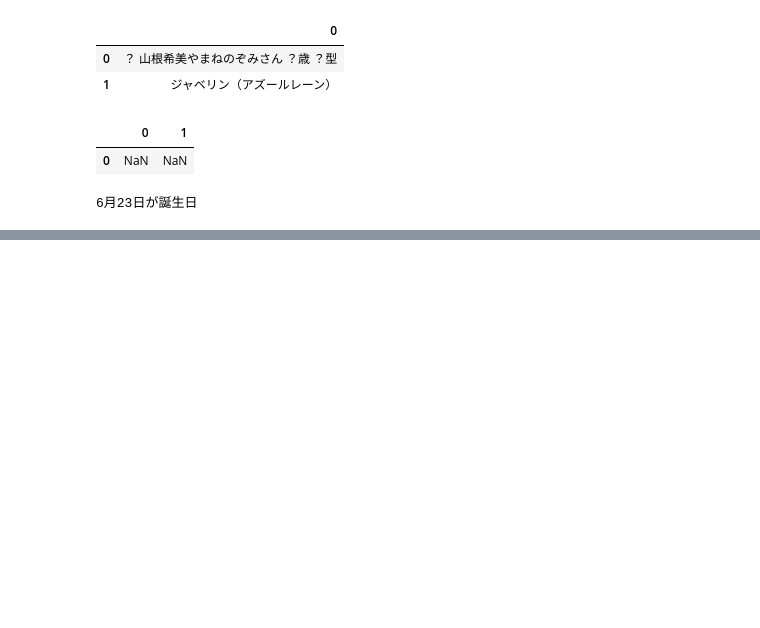
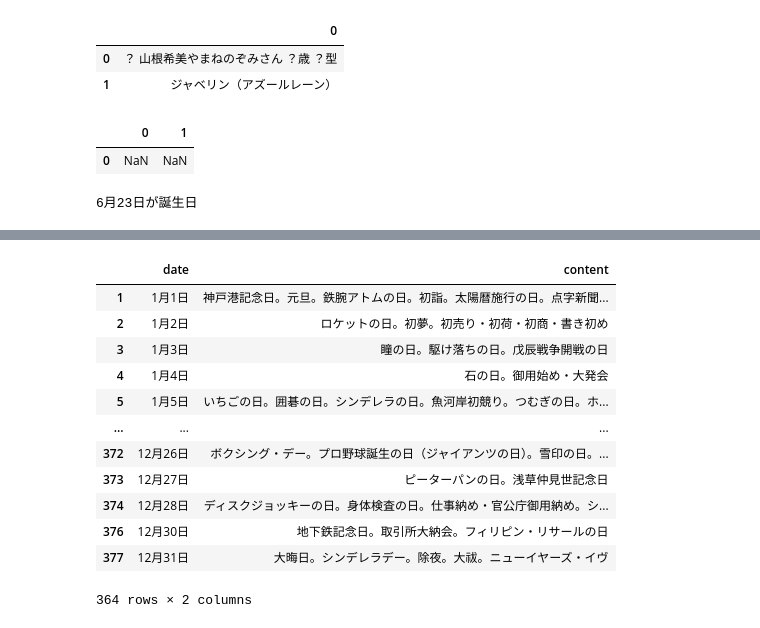
Before and after one commit to dataanalytics2020/create_tomorrow_birthday_image_post_twitter, a Jupyter notebook: src/dev.ipynb, the cells around one changed output, grey strips where cells are left out. Drawn from its saved outputs; the diff is of its cells as text; code cells hidden in the pictures; blank space fills up the shorter version.

```diff
--- a/src/dev.ipynb
+++ b/src/dev.ipynb
@@ -146,2 +233,24 @@ Bさん BBステーション
+# %%
+url = 'https://netwadai.com/blog/post-2363'
+universary_df  = pd.read_html(url)[0]
+universary_df = universary_df.rename(columns={0:'date',1:'content'})
+universary_df = universary_df[~universary_df['date'].str.contains('記念日一覧')]
+universary_df = universary_df[~universary_df['date'].str.contains('2月29日')]
+#pd.DataFrame(columns=['month', 'day', 'name','affiliation'])
+universary_df
+# %% [output]
+|  | date | content |
+| 1 | 1月1日 | 神戸港記念日。元旦。鉄腕アトムの日。初詣。太陽暦施行の日。点字新聞... |
+| 2 | 1月2日 | ロケットの日。初夢。初売り・初荷・初商・書き初め |
+| 3 | 1月3日 | 瞳の日。駆け落ちの日。戊辰戦争開戦の日 |
+| 4 | 1月4日 | 石の日。御用始め・大発会 |
+| 5 | 1月5日 | いちごの日。囲碁の日。シンデレラの日。魚河岸初競り。つむぎの日。ホ... |
+| ... | ... | ... |
+| 372 | 12月26日 | ボクシング・デー。プロ野球誕生の日（ジャイアンツの日）。雪印の日。... |
+| 373 | 12月27日 | ピーターパンの日。浅草仲見世記念日 |
+| 374 | 12月28日 | ディスクジョッキーの日。身体検査の日。仕事納め・官公庁御用納め。シ... |
+| 376 | 12月30日 | 地下鉄記念日。取引所大納会。フィリピン・リサールの日 |
+| 377 | 12月31日 | 大晦日。シンデレラデー。除夜。大祓。ニューイヤーズ・イヴ |
+364 rows × 2 columns
 # %%
 
```
Also changed, not shown: parts of 7 cells of this notebook.
